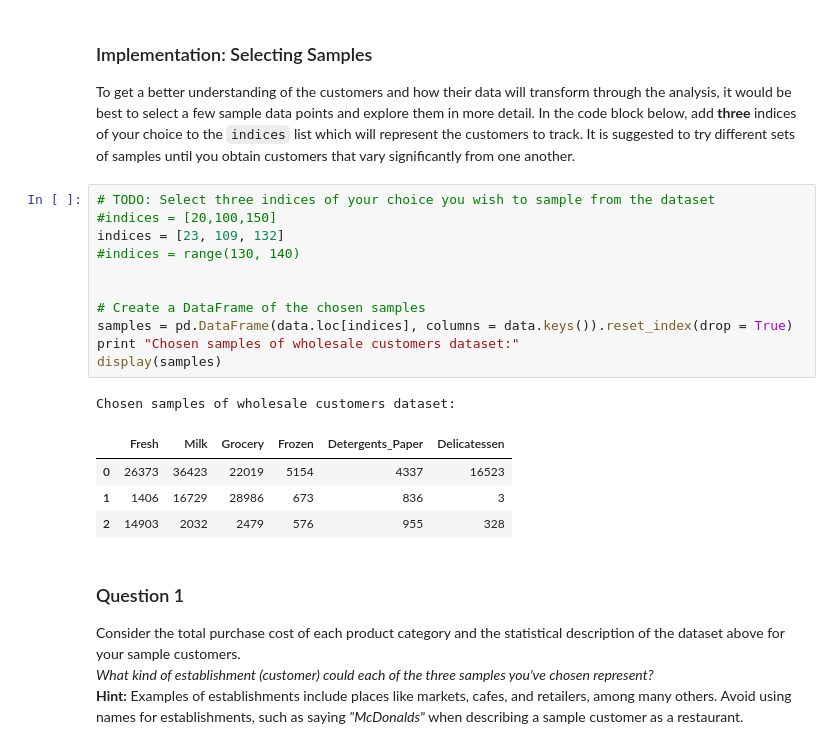
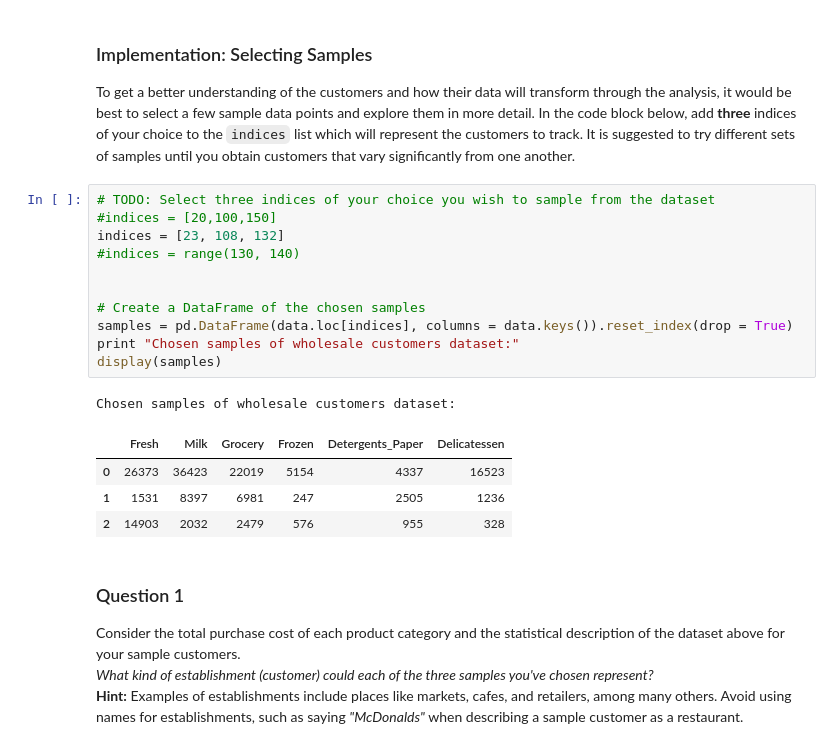
Before and after one commit to sjbaek/MLND_P3, a Jupyter notebook: customer_segments-SB submit1.ipynb, the cells around one changed output. Drawn from its saved outputs; the diff is of its cells as text.

```diff
--- a/customer_segments-SB submit1.ipynb
+++ b/customer_segments-SB submit1.ipynb
@@ -59,19 +59,19 @@ To get a better understanding of the customers and how their data will transform
 # %%
 # TODO: Select three indices of your choice you wish to sample from the dataset
 #indices = [20,100,150]
-indices = [23, 109, 132]
+indices = [23, 108, 132]
 #indices = range(130, 140)
 
 
 # Create a DataFrame of the chosen samples
 samples = pd.DataFrame(data.loc[indices], columns = data.keys()).reset_index(drop = True)
 print "Chosen samples of wholesale customers dataset:"
 display(samples)
 # %% [output]
 Chosen samples of wholesale customers dataset:
 |  | Fresh | Milk | Grocery | Frozen | Detergents_Paper | Delicatessen |
 | 0 | 26373 | 36423 | 22019 | 5154 | 4337 | 16523 |
-| 1 | 1406 | 16729 | 28986 | 673 | 836 | 3 |
+| 1 | 1531 | 8397 | 6981 | 247 | 2505 | 1236 |
 | 2 | 14903 | 2032 | 2479 | 576 | 955 | 328 |
 # %% [markdown]
 ### Question 1
```
Also changed, not shown: parts of 7 cells of this notebook, 1 other file.
